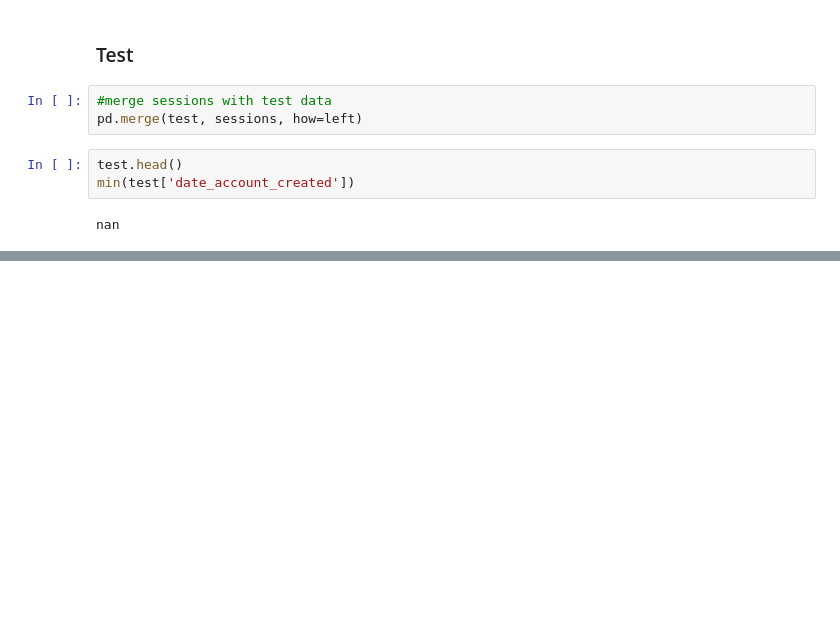
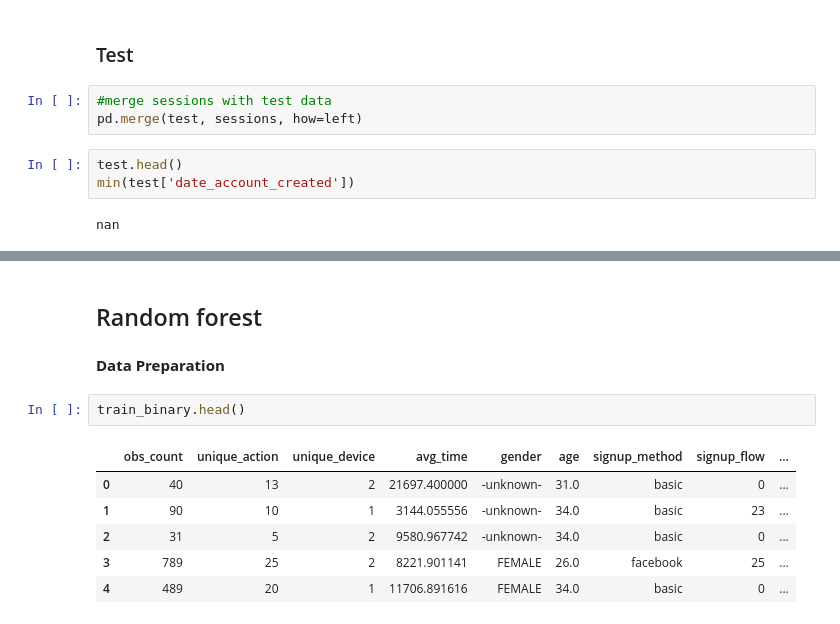
Before and after one commit to bkennedy04/msia420_airbnb_prediction, a Jupyter notebook: src/Airbnb 2.15.18.ipynb, the cells around one changed output, grey strips where cells are left out. Drawn from its saved outputs; the diff is of its cells as text; blank space fills up the shorter version.

```diff
--- a/src/Airbnb 2.15.18.ipynb
+++ b/src/Airbnb 2.15.18.ipynb
@@ -483,0 +605,13 @@ nan
+# %% [markdown]
+## Random forest
+# %% [markdown]
+**Data Preparation**
+# %%
+train_binary.head()
+# %% [output]
+|  | obs_count | unique_action | unique_device | avg_time | gender | age | signup_method | signup_flow | ... |
+| 0 | 40 | 13 | 2 | 21697.400000 | -unknown- | 31.0 | basic | 0 | ... |
+| 1 | 90 | 10 | 1 | 3144.055556 | -unknown- | 34.0 | basic | 23 | ... |
+| 2 | 31 | 5 | 2 | 9580.967742 | -unknown- | 34.0 | basic | 0 | ... |
+| 3 | 789 | 25 | 2 | 8221.901141 | FEMALE | 26.0 | facebook | 25 | ... |
+| 4 | 489 | 20 | 1 | 11706.891616 | FEMALE | 34.0 | basic | 0 | ... |
```
Also changed, not shown: parts of 76 cells of this notebook.
